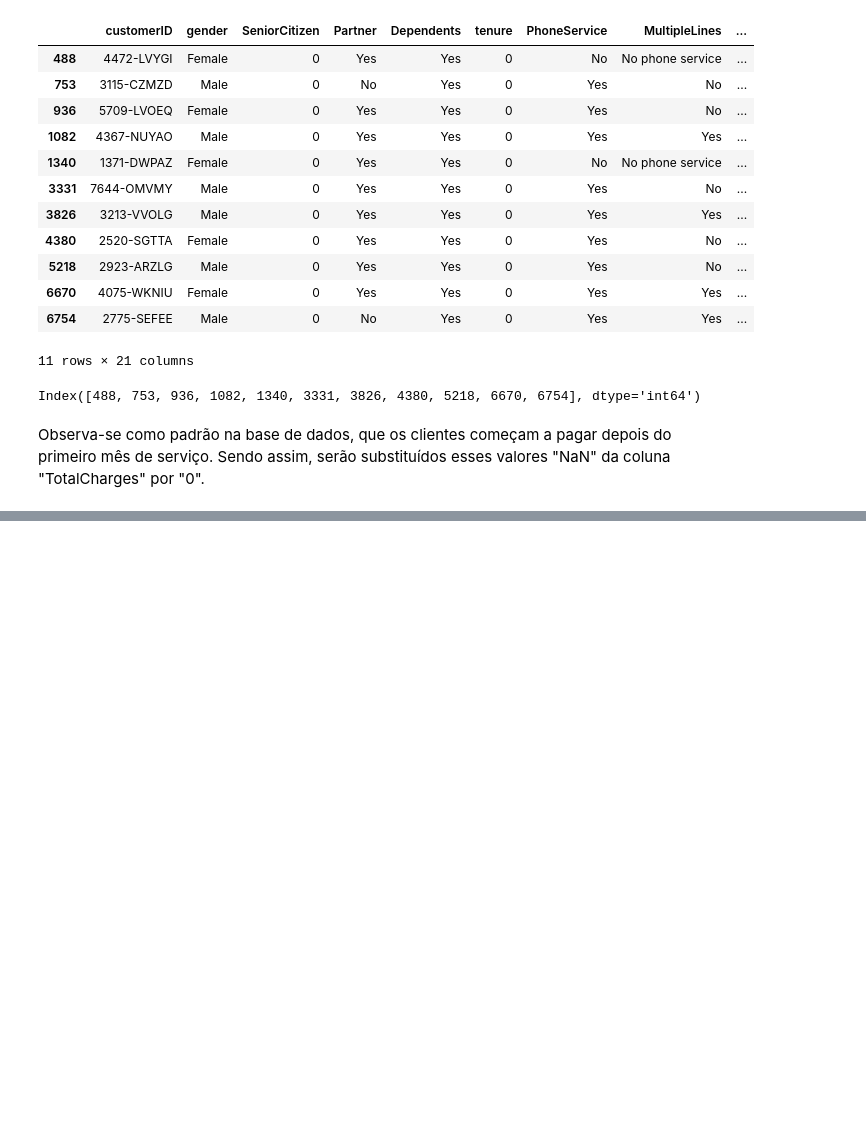
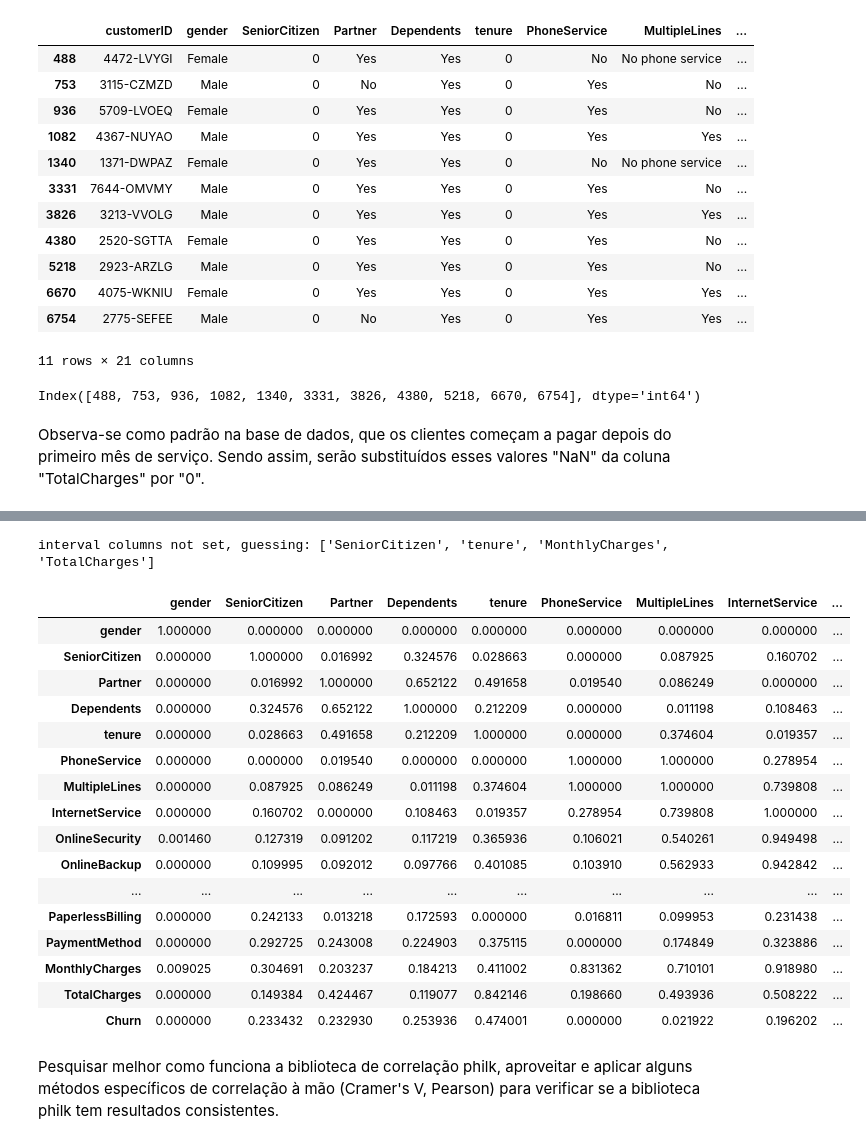
Before and after one commit to PablGb/Data_science-Telco_Customer_churn, a Jupyter notebook: Classification.ipynb, the cells around one changed output, grey strips where cells are left out. Saved outputs shown, nothing was run; the diff lists cells and outputs as text; code cells hidden in the pictures; blank space fills up the shorter version.

```diff
--- a/Classification.ipynb
+++ b/Classification.ipynb
@@ -219,0 +234,34 @@ dados[dados['TotalCharges'] == ' ']
+# %%
+import phik
+
+#Preparando dados
+ddos = dados.copy()
+
+ddos = ddos.drop('customerID', axis = 1)
+ddos['TotalCharges'] = pd.to_numeric(ddos['TotalCharges'], errors = 'coerce')
+ddos['TotalCharges'] = ddos['TotalCharges'].fillna(0)
+
+matriz_corr = ddos.phik_matrix()
+
+matriz_corr
+# %% [output]
+interval columns not set, guessing: ['SeniorCitizen', 'tenure', 'MonthlyCharges', 'TotalCharges']
+|  | gender | SeniorCitizen | Partner | Dependents | tenure | PhoneService | MultipleLines | InternetService | ... |
+| gender | 1.000000 | 0.000000 | 0.000000 | 0.000000 | 0.000000 | 0.000000 | 0.000000 | 0.000000 | ... |
+| SeniorCitizen | 0.000000 | 1.000000 | 0.016992 | 0.324576 | 0.028663 | 0.000000 | 0.087925 | 0.160702 | ... |
+| Partner | 0.000000 | 0.016992 | 1.000000 | 0.652122 | 0.491658 | 0.019540 | 0.086249 | 0.000000 | ... |
+| Dependents | 0.000000 | 0.324576 | 0.652122 | 1.000000 | 0.212209 | 0.000000 | 0.011198 | 0.108463 | ... |
+| tenure | 0.000000 | 0.028663 | 0.491658 | 0.212209 | 1.000000 | 0.000000 | 0.374604 | 0.019357 | ... |
+| PhoneService | 0.000000 | 0.000000 | 0.019540 | 0.000000 | 0.000000 | 1.000000 | 1.000000 | 0.278954 | ... |
+| MultipleLines | 0.000000 | 0.087925 | 0.086249 | 0.011198 | 0.374604 | 1.000000 | 1.000000 | 0.739808 | ... |
+| InternetService | 0.000000 | 0.160702 | 0.000000 | 0.108463 | 0.019357 | 0.278954 | 0.739808 | 1.000000 | ... |
+| OnlineSecurity | 0.001460 | 0.127319 | 0.091202 | 0.117219 | 0.365936 | 0.106021 | 0.540261 | 0.949498 | ... |
+| OnlineBackup | 0.000000 | 0.109995 | 0.092012 | 0.097766 | 0.401085 | 0.103910 | 0.562933 | 0.942842 | ... |
+| ... | ... | ... | ... | ... | ... | ... | ... | ... | ... |
+| PaperlessBilling | 0.000000 | 0.242133 | 0.013218 | 0.172593 | 0.000000 | 0.016811 | 0.099953 | 0.231438 | ... |
+| PaymentMethod | 0.000000 | 0.292725 | 0.243008 | 0.224903 | 0.375115 | 0.000000 | 0.174849 | 0.323886 | ... |
+| MonthlyCharges | 0.009025 | 0.304691 | 0.203237 | 0.184213 | 0.411002 | 0.831362 | 0.710101 | 0.918980 | ... |
+| TotalCharges | 0.000000 | 0.149384 | 0.424467 | 0.119077 | 0.842146 | 0.198660 | 0.493936 | 0.508222 | ... |
+| Churn | 0.000000 | 0.233432 | 0.232930 | 0.253936 | 0.474001 | 0.000000 | 0.021922 | 0.196202 | ... |
+# %% [markdown]
+Pesquisar melhor como funciona a biblioteca de correlação philk, aproveitar e aplicar alguns métodos específicos de correlação à mão (Cramer's V, Pearson) para verificar se a biblioteca philk tem resultados consistentes.
```
Also changed, not shown: parts of 9 cells of this notebook, 1 other file.
